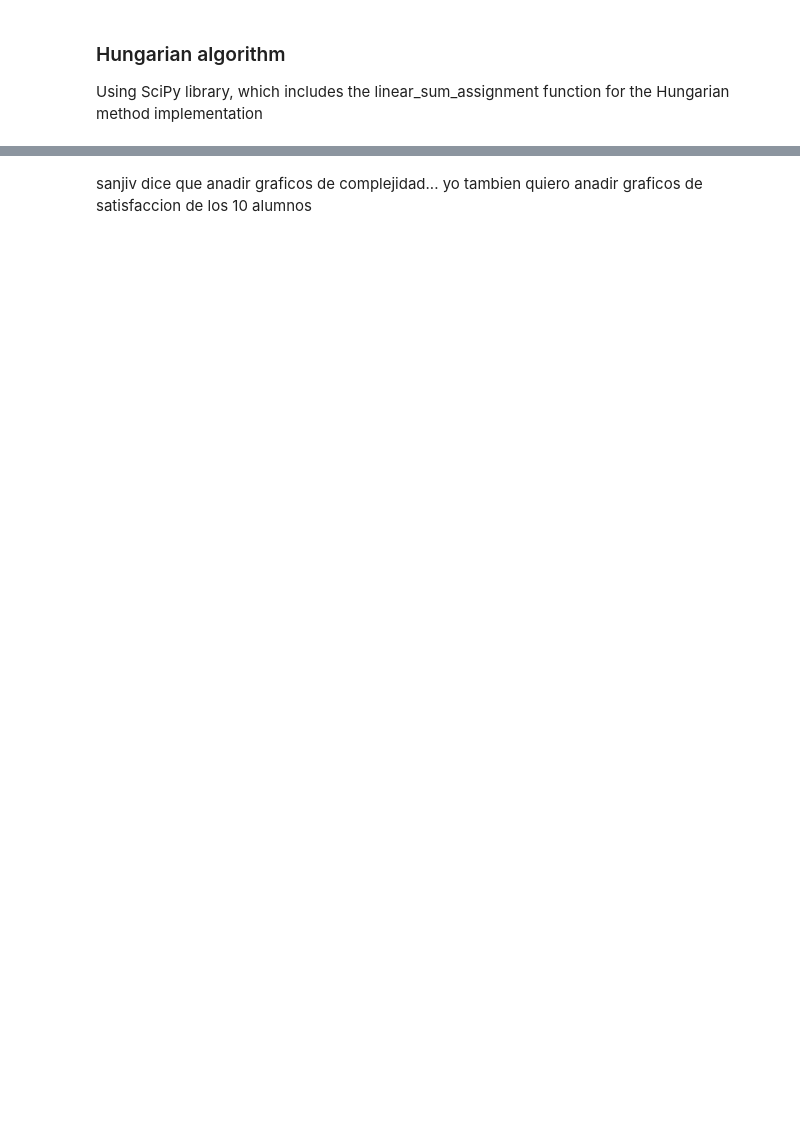
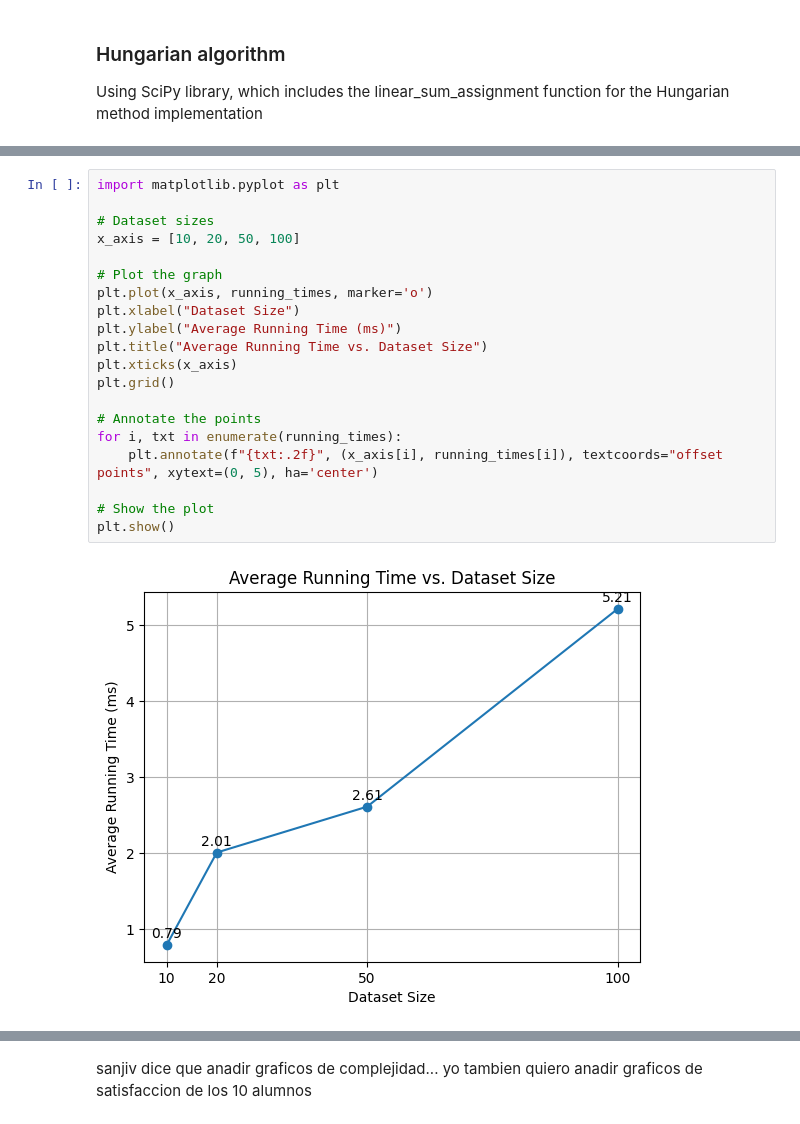
Before and after one commit to ferriitoo/CS538-Combinatorial-Optimization, a Jupyter notebook: CS_538_Project.ipynb, the cells around one changed output, grey strips where cells are left out. Cells and saved outputs as stored; diff of their text form; blank space fills up the shorter version.

```diff
--- a/CS_538_Project.ipynb
+++ b/CS_538_Project.ipynb
@@ -111,0 +153,22 @@ Average satisfaction per student: 93.5
+# %%
+import matplotlib.pyplot as plt
+
+# Dataset sizes
+x_axis = [10, 20, 50, 100]
+
+# Plot the graph
+plt.plot(x_axis, running_times, marker='o')
+plt.xlabel("Dataset Size")
+plt.ylabel("Average Running Time (ms)")
+plt.title("Average Running Time vs. Dataset Size")
+plt.xticks(x_axis)
+plt.grid()
+
+# Annotate the points
+for i, txt in enumerate(running_times):
+    plt.annotate(f"{txt:.2f}", (x_axis[i], running_times[i]), textcoords="offset points", xytext=(0, 5), ha='center')
+
+# Show the plot
+plt.show()
+# %% [output]
+[figure, added]
```
Also changed, not shown: parts of 23 cells of this notebook.
